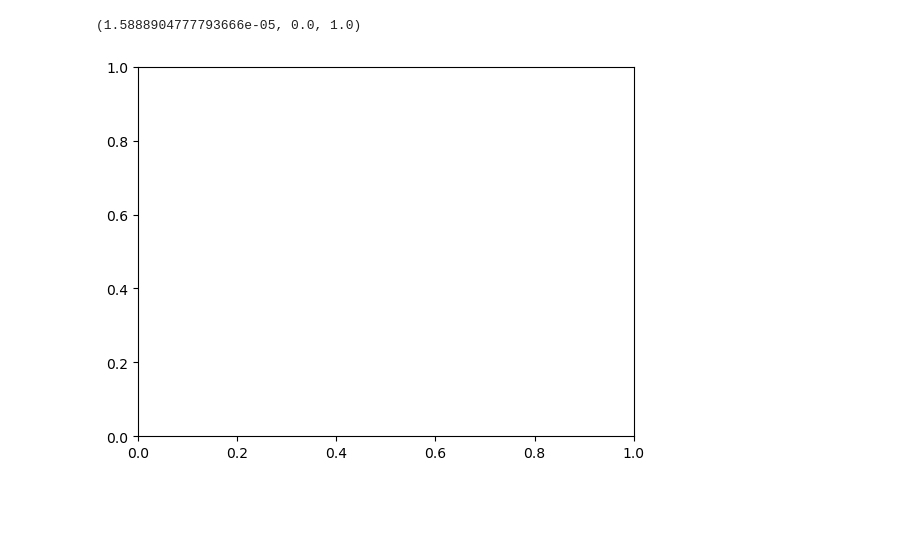
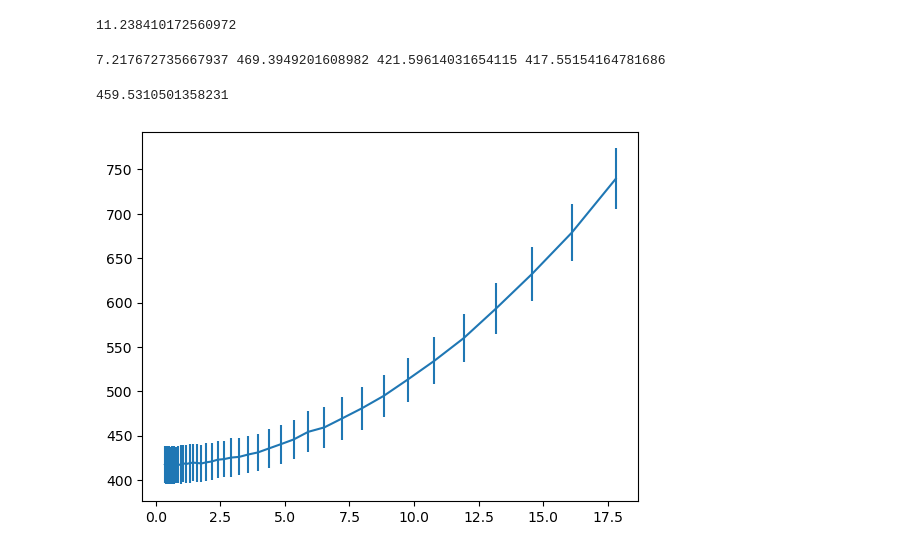
Before and after one commit to lusee-night/notebooks, a Jupyter notebook: calibrator/SNR.ipynb, the cells around one changed output. Drawn from its saved outputs; the diff is of its cells as text; code cells hidden in the pictures; blank space fills up the shorter version.

```diff
--- a/calibrator/SNR.ipynb
+++ b/calibrator/SNR.ipynb
@@ -161,5 +157,19 @@ plt.ylim(-L,L)
-# %%
-1/kar.max(),plt.ylim()[0],plt.ylim()[1]
-# %% [output]
-(1.5888904777793666e-05, 0.0, 1.0)
-[figure, removed]
+# %%
+A=A0fix
+noise = noise0
+L = 1/kar.max()*7
+sigl = np.linspace(-L,L,100)
+print (SNR(A, noise))
+slar = np.logspace(-1.5,0.2,40)
+SNRx = [SNR(A*sl, noise) for sl in slar]
+s,e,snr,snrer = np.array([get_error(0, A*sl, noise,1000) for sl in slar]).T
+# %% [output]
+11.238410172560972
+# %%
+plt.errorbar(SNRx,snr,yerr=snrer)
+print (SNRx[30],snr[30],snr[30]-2*snrer[30],snr[0])
+snr[0]+2*snrer[0]
+# %% [output]
+7.217672735667937 469.3949201608982 421.59614031654115 417.55154164781686
+459.5310501358231
+[figure, added]
```
Also changed, not shown: parts of 17 cells of this notebook, 2 other files.
